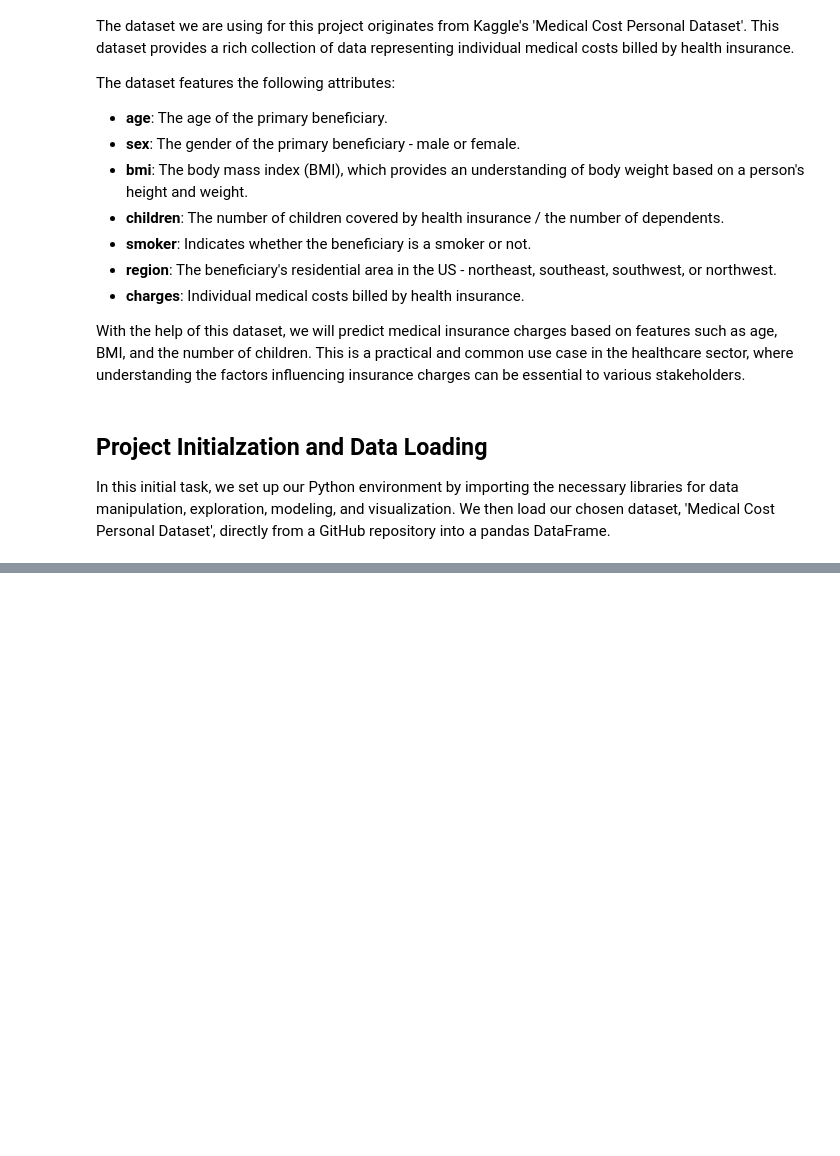
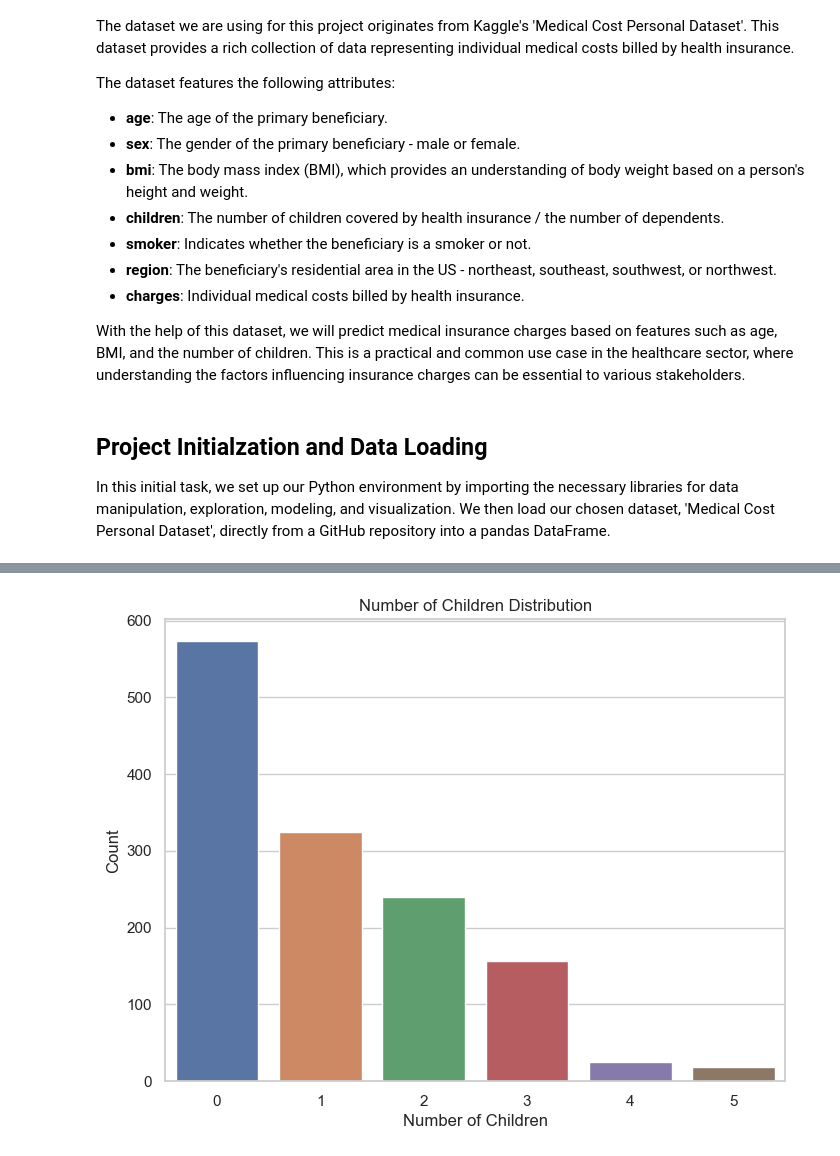
Before and after one commit to Bencool/MBA6636-Business-Analytics, a Jupyter notebook: research/I04 Naive Bayes & Linear Regression/0701 I04 Linear Regression Bin Liao.ipynb, the cells around one changed output, grey strips where cells are left out. Drawn from its saved outputs; the diff is of its cells as text; code cells hidden in the pictures; blank space fills up the shorter version.

```diff
--- a/research/I04 Naive Bayes & Linear Regression/0701 I04 Linear Regression Bin Liao.ipynb
+++ b/research/I04 Naive Bayes & Linear Regression/0701 I04 Linear Regression Bin Liao.ipynb
@@ -65,0 +195,10 @@ def download_and_load_data(file_name, url):
+# %%
+# Children distribution
+plt.figure(figsize=(8, 6))
+sns.countplot(data=medical_cost_df, x='children')
+plt.xlabel('Number of Children')
+plt.ylabel('Count')
+plt.title('Number of Children Distribution')
+plt.show()
+# %% [output]
+[figure, added]
```
Also changed, not shown: parts of 37 cells of this notebook, 2 other files.
